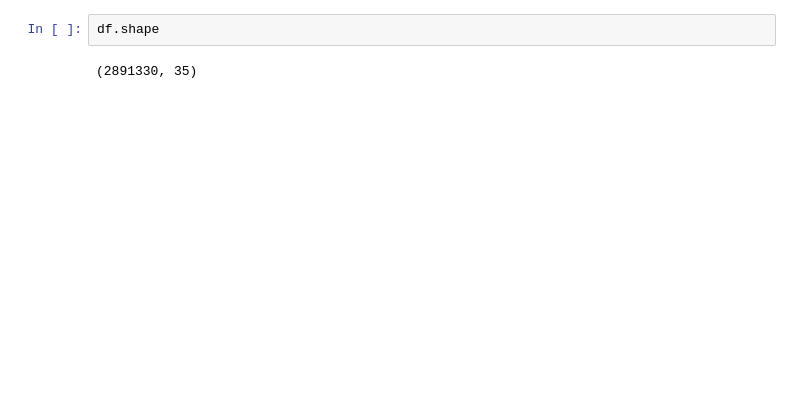
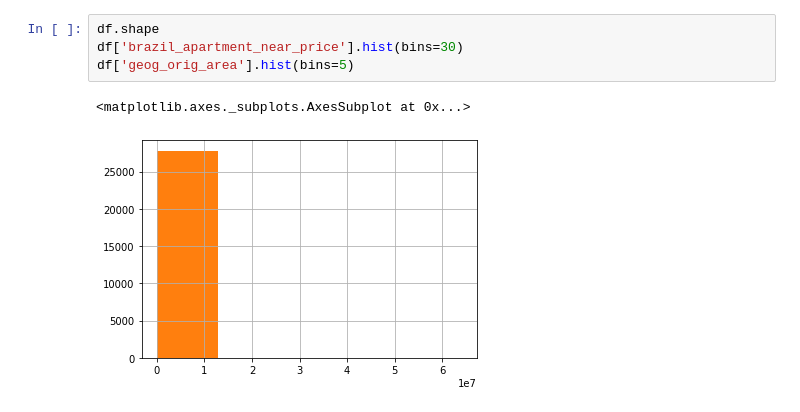
Before and after one commit to q-downgrade/informal-settlement-identification, a Jupyter notebook: tools/upload_files.ipynb, the cells around one changed output. Drawn from its saved outputs; the diff is of its cells as text; blank space fills up the shorter version.

```diff
--- a/tools/upload_files.ipynb
+++ b/tools/upload_files.ipynb
@@ -78,4 +80,7 @@ KeyboardInterrupt:
-# %%
-df.shape
-# %% [output]
-(2891330, 35)
+# %%
+df.shape
+df['brazil_apartment_near_price'].hist(bins=30)
+df['geog_orig_area'].hist(bins=5)
+# %% [output]
+<matplotlib.axes._subplots.AxesSubplot at 0x...>
+[figure, added]
```
Also changed, not shown: parts of 9 cells of this notebook, 1 other file.
